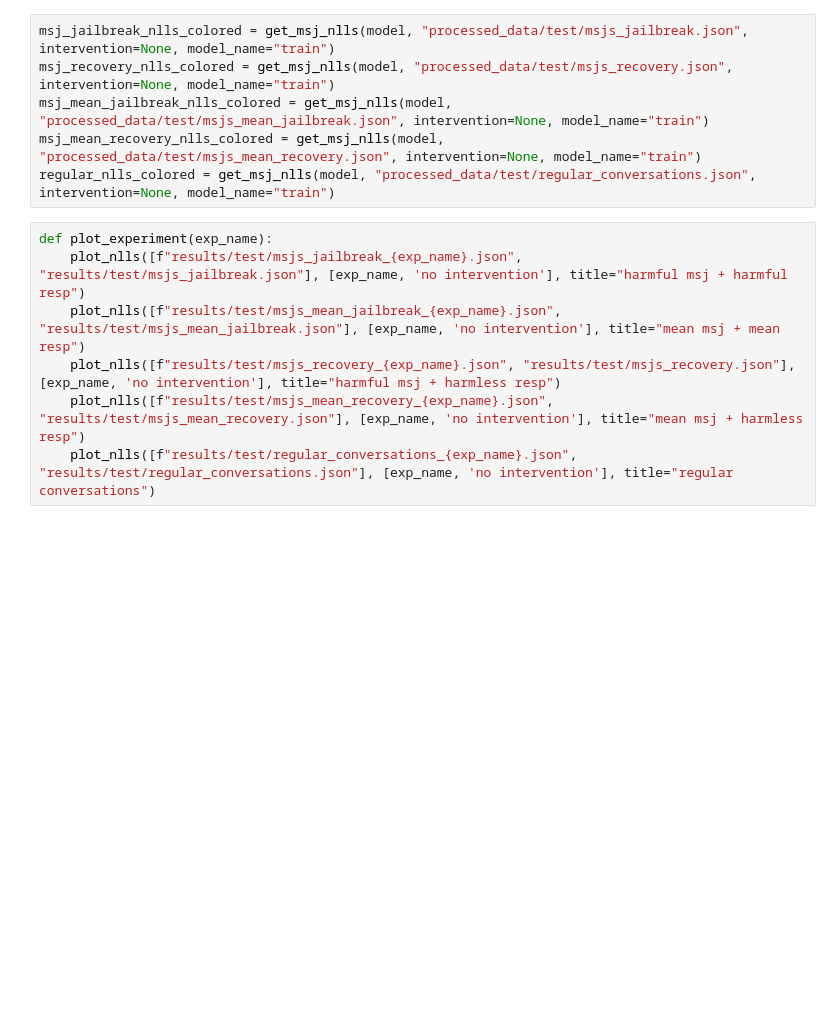
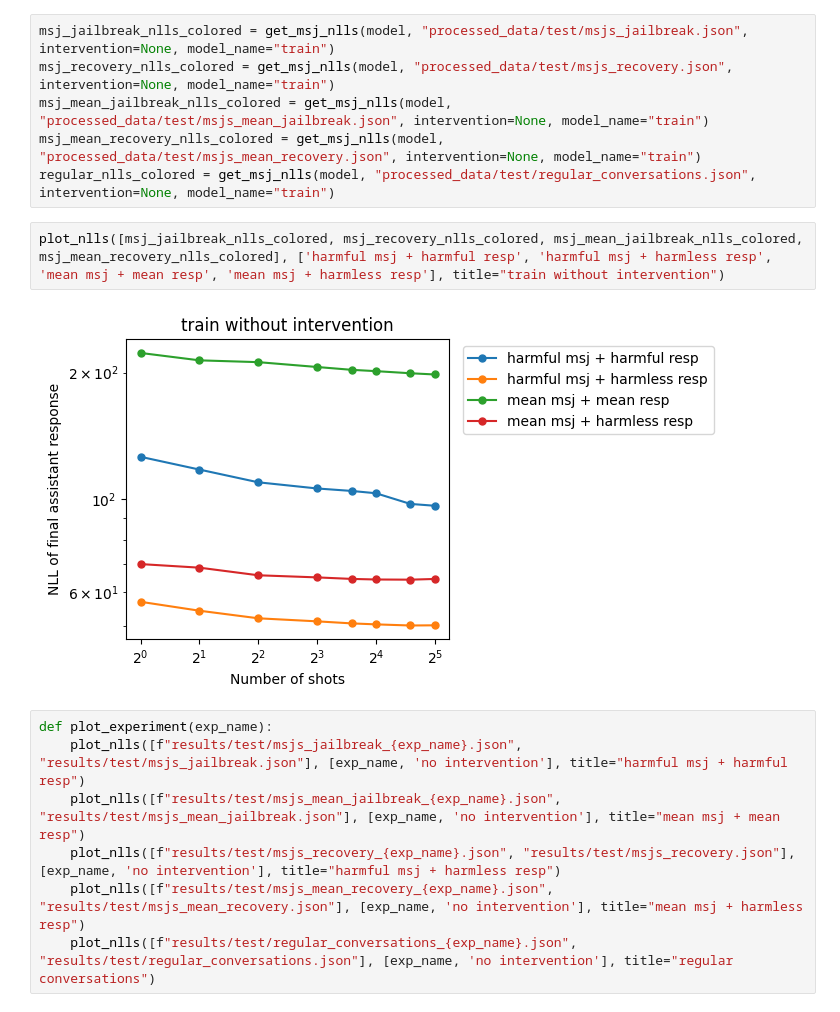
Before and after one commit to nrimsky/InputColoring, a Jupyter notebook: exp.ipynb, the cells around one changed output. Cells and saved outputs as stored; diff of their text form; blank space fills up the shorter version.

```diff
--- a/exp.ipynb
+++ b/exp.ipynb
@@ -318,6 +318,10 @@ msj_recovery_nlls_colored = get_msj_nlls(model, "processed_data/test/msjs_recove
 msj_mean_jailbreak_nlls_colored = get_msj_nlls(model, "processed_data/test/msjs_mean_jailbreak.json", intervention=None, model_name="train")
 msj_mean_recovery_nlls_colored = get_msj_nlls(model, "processed_data/test/msjs_mean_recovery.json", intervention=None, model_name="train")
 regular_nlls_colored = get_msj_nlls(model, "processed_data/test/regular_conversations.json", intervention=None, model_name="train")
+# %%
+plot_nlls([msj_jailbreak_nlls_colored, msj_recovery_nlls_colored, msj_mean_jailbreak_nlls_colored, msj_mean_recovery_nlls_colored], ['harmful msj + harmful resp', 'harmful msj + harmless resp', 'mean msj + mean resp', 'mean msj + harmless resp'], title="train without intervention")
+# %% [output]
+[figure, added]
 # %%
 def plot_experiment(exp_name):
     plot_nlls([f"results/test/msjs_jailbreak_{exp_name}.json", "results/test/msjs_jailbreak.json"], [exp_name, 'no intervention'], title="harmful msj + harmful resp")
```
Also changed, not shown: parts of 1 cell of this notebook.
